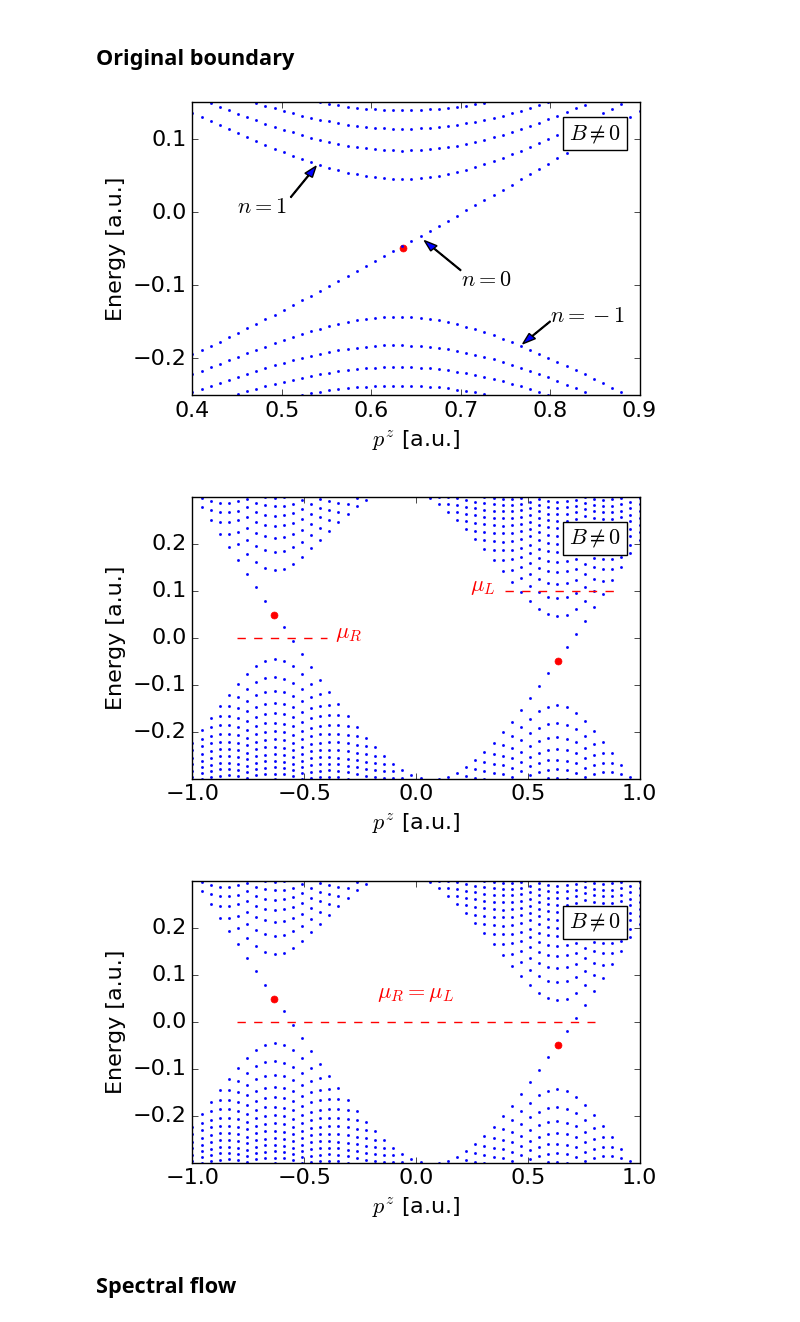
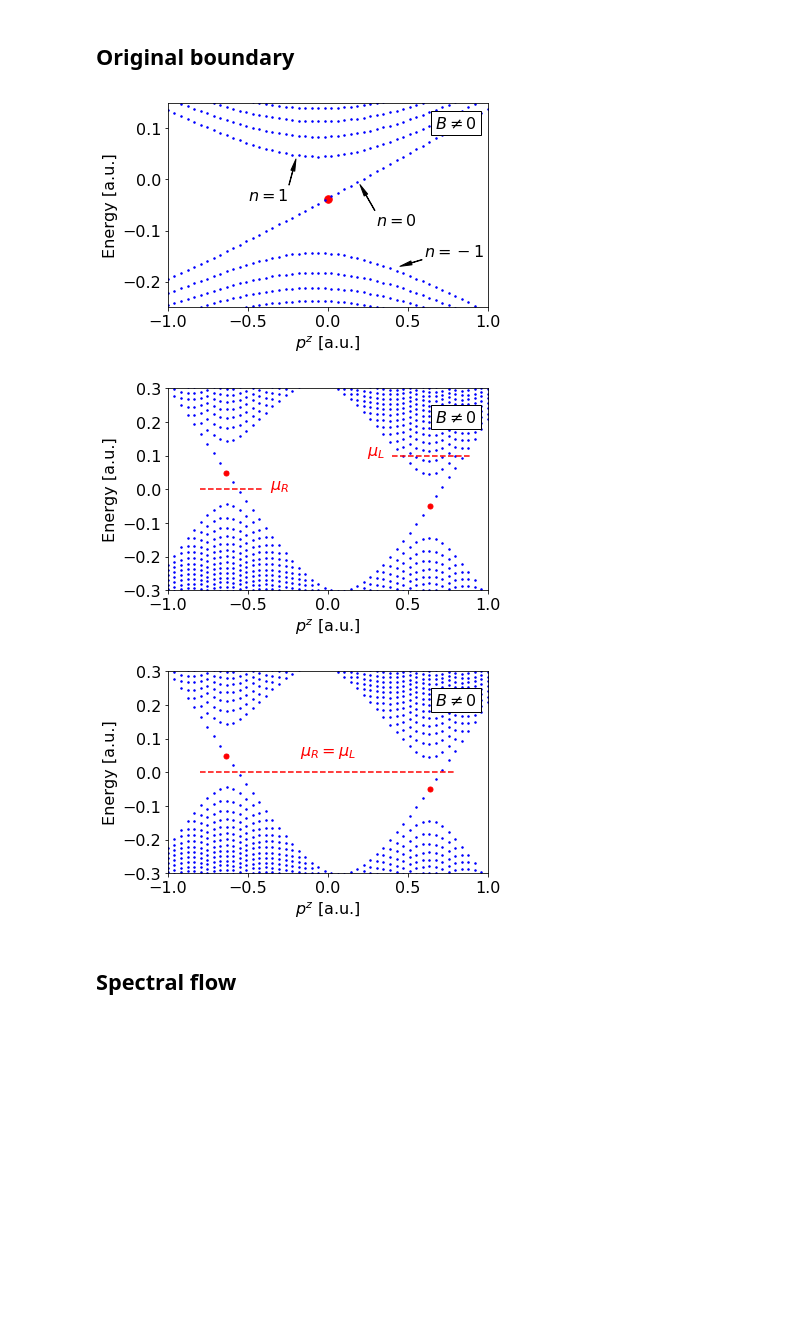
Before and after one commit to Artem-Ivashko/Vazifeh-Franz-magnetic-field, a Jupyter notebook: BBL-set-2.ipynb, the cells around one changed output. Drawn from its saved outputs; the diff is of its cells as text; code cells hidden in the pictures; blank space fills up the shorter version.

```diff
--- a/BBL-set-2.ipynb
+++ b/BBL-set-2.ipynb
@@ -558,19 +558,20 @@ params.x_shift= (400 - 1.)/2.
 
 
 evals, evecs = pSweep_1D(fsys, params, 0.4, 0.9, pCount=pzCount, yORzSweep = 'pzSweep')
-plt.plot( 0.635, -0.049, 'r.', markersize=10)
-plt = spectrum_plot_1D(evals, 0.4, 0.9, pzCount, ShowPlot = False)
+plt.plot( 0., -0.038, 'r.', markersize=15)
+# Here I intentionally change the range of p^z in order to make it symmetric around p^z=0
+plt = spectrum_plot_1D(evals, -1., 1., pzCount, ShowPlot = False)
 plt.xlabel(r'$p^z$ [a.u.]')
 plt.ylabel('Energy [a.u.]')
 plt.ylim(-0.25, 0.15)
 plt.locator_params(axis = 'y', nbins=6)
-plt.text(0.85, 0.1, r'$B \neq 0$', horizontalalignment='center', bbox=dict(facecolor='white', alpha=1.))
-plt.text(0.7, -0.1, r'$n=0$')
-plt.arrow(0.7, -0.08, -0.03, 0.03, head_width=0.01)
-plt.text(0.45, 0., r'$n=1$')
-plt.arrow(0.51, 0.02, 0.02, 0.03, head_width=0.01)
-plt.text(0.8, -0.15, r'$n=-1$')
-plt.arrow(0.8, -0.15, -0.02, -0.02, head_width=0.01)
+plt.text(0.8, 0.1, r'$B \neq 0$', horizontalalignment='center', bbox=dict(facecolor='white', alpha=1.))
+plt.annotate(r'$n=0$', xy=(0.2, -0.01), xytext=(0.3, -0.09),
+            arrowprops=dict(facecolor='black', width = 0.4, headwidth = 4.))
+plt.annotate(r'$n=1$', xy=(-0.2, 0.04), xytext=(-0.5, -0.04),
+            arrowprops=dict(facecolor='black', width = 0.4, headwidth = 4.))
+plt.annotate(r'$n=-1$', xy=(0.45, -0.17), xytext=(0.6, -0.15),
+            arrowprops=dict(facecolor='black', width = 0.4, headwidth = 4.))
 plt.tight_layout()
 plt.savefig('images/QL_Landau_levels.eps')
 plt.show()
@@ -582,36 +583,36 @@ plt.plot( 0.635, -0.049, 'r.', markersize=10)
 plt.plot( -0.635, 0.049, 'r.', markersize=10)
 plt.xlabel(r'$p^z$ [a.u.]')
 plt.ylabel('Energy [a.u.]')
 plt.ylim(-0.3, 0.3)
 plt.text(0.8, 0.2, r'$B \neq 0$', horizontalalignment='center', bbox=dict(facecolor='white', alpha=1.))
 plt.text(0.3, 0.1, r'$\mu_L$', horizontalalignment='center', color = 'r')
 plt.plot((0.4, 0.9), (0.1, 0.1), 'r--')
 plt.text(-0.3, 0., r'$\mu_R$', horizontalalignment='center', color = 'r')
 plt.plot((-0.8, -0.4), (0., 0.), 'r--')
 plt.tight_layout()
 plt.savefig('images/QL_BBLSet2_occupation_imbalance.eps')
 plt.show()
 
 
 plt = spectrum_plot_1D(evals,pzMin,pzMax,pzCount, ShowPlot = False)
 plt.plot( 0.635, -0.049, 'r.', markersize=10)
 plt.plot( -0.635, 0.049, 'r.', markersize=10)
 plt.xlabel(r'$p^z$ [a.u.]')
 plt.ylabel('Energy [a.u.]')
 plt.ylim(-0.3, 0.3)
 plt.text(0.8, 0.2, r'$B \neq 0$', horizontalalignment='center', bbox=dict(facecolor='white', alpha=1.))
 plt.text(0.0, 0.05, r'$\mu_R = \mu_L$', horizontalalignment='center', color = 'r')
 plt.plot((-0.8, 0.8), (0., 0.), 'r--')
 plt.tight_layout()
 plt.savefig('images/QL_BBLSet2_equilibrium.eps')
 plt.show()
 
 
 del fsys, params, evals, evecs
 # %% [output]
-[figure, old version]
+[figure, new version]
-[figure, old version]
+[figure, new version]
-[figure, old version]
+[figure, new version]
 # %% [markdown]
 ## Spectral flow
 # %%
```
